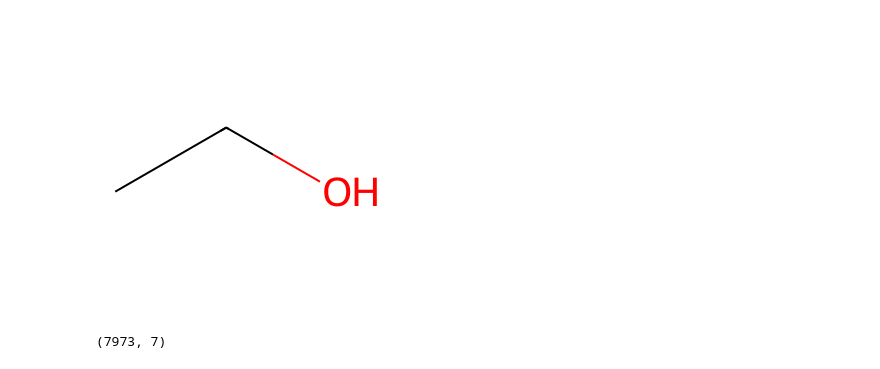
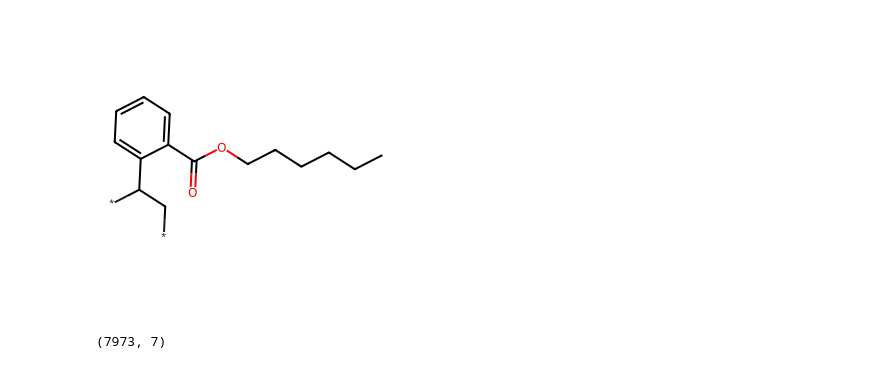
Before and after one commit to hemant0591/NeurIPS2025, a Jupyter notebook: BaseLine_RF.ipynb, the cells around one changed output. Drawn from its saved outputs; the diff is of its cells as text; code cells hidden in the pictures.

```diff
--- a/BaseLine_RF.ipynb
+++ b/BaseLine_RF.ipynb
@@ -17,17 +18,17 @@ from rdkit import DataStructs
 from rdkit import RDLogger
 RDLogger.DisableLog('rdApp.*')
 os.environ["TOKENIZERS_PARALLELISM"] = "false"
-# %%
-from rdkit import Chem
-from rdkit.Chem import Draw
-
-mol = Chem.MolFromSmiles("CCO")
-Draw.MolToImage(mol)
-# %% [output]
-[figure, old version]
 # %%
 train = pd.read_csv('train.csv')
 test = pd.read_csv('test.csv')
+# %%
+from rdkit import Chem
+from rdkit.Chem import Draw
+
+mol = Chem.MolFromSmiles(train['SMILES'][0])
+Draw.MolToImage(mol)
+# %% [output]
+[figure, new version]
 # %%
 train.shape
 # %% [output]
```
Also changed, not shown: parts of 7 cells of this notebook, 1 other file.
